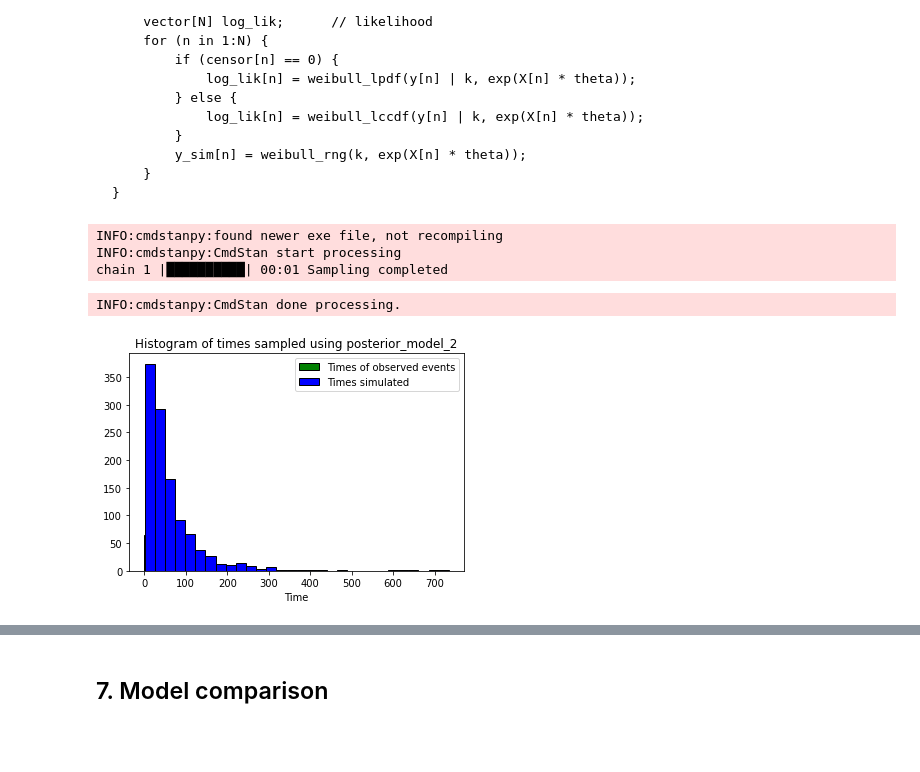
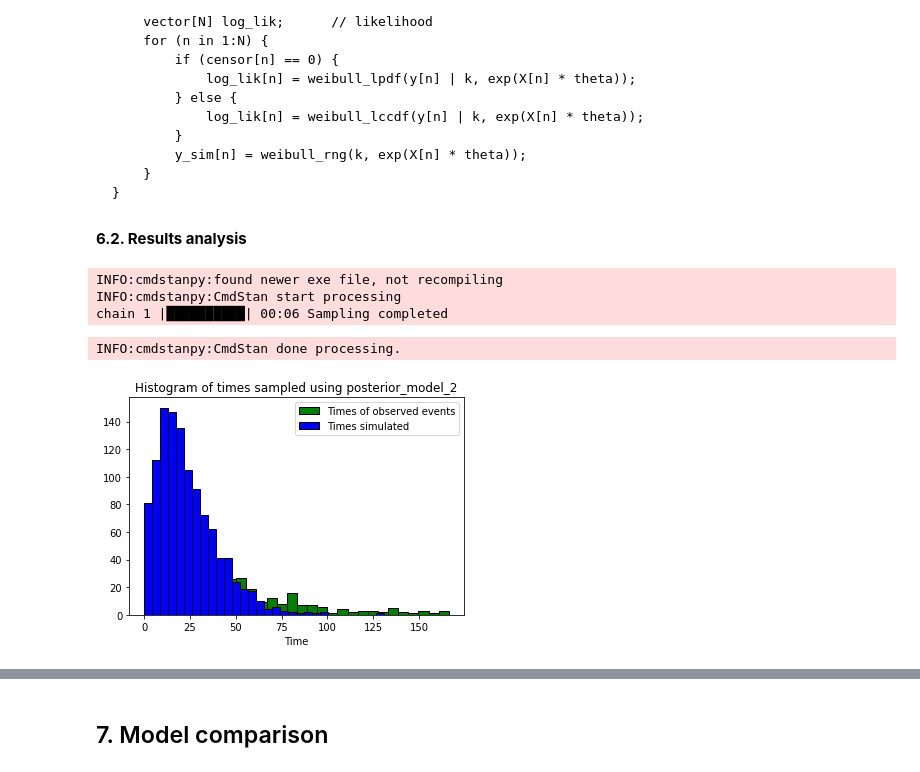
Before and after one commit to rafalmaciasz/employee-turnover, a Jupyter notebook: project.ipynb, the cells around one changed output, grey strips where cells are left out. Drawn from its saved outputs; the diff is of its cells as text; code cells hidden in the pictures; blank space fills up the shorter version.

````diff
--- a/project.ipynb
+++ b/project.ipynb
@@ -314,27 +314,27 @@ def do_sampling(
     data: dict,
     target: np.ndarray,
     censor: np.ndarray,
-    iter_sampling: int
+    do_plot: bool,
+    **kwargs
 ) -> CmdStanModel:
 
     stan_model = CmdStanModel(stan_file=model_path)
     samples = stan_model.sample(
         data=data,
-        fixed_param=True,
-        iter_sampling=iter_sampling,
-        iter_warmup=1,
-        chains=1
+        **kwargs
     )
+
     times_sim = samples.stan_variable("y_sim")
 
-    plt.hist(target[censor == 0], bins=30, color="green", edgecolor='black')
-    plt.hist(times_sim[-1], bins=30, color="blue", edgecolor='black')
-    plt.title(f'Histogram of times sampled using {model_path.split("/")[-1].split(".")[0]}')
-    plt.xlabel('Time')
-    plt.legend(["Times of observed events", "Times simulated"])
-    plt.show()
+    if do_plot:
+        plt.hist(target[censor == 0], bins=30, color="green", edgecolor='black')
+        plt.hist(times_sim[-1], bins=30, color="blue", edgecolor='black')
+        plt.title(f'Histogram of times sampled using {model_path.split("/")[-1].split(".")[0]}')
+        plt.xlabel('Time')
+        plt.legend(["Times of observed events", "Times simulated"])
+        plt.show()
 
-    return samples
+    return stan_model, samples
 # %%
 target_array, censor_array = df["stag"].values, np.array(1 - df["event"].values)
 
@@ -609,30 +586,31 @@ generated quantities {
     }
 }
 ```
+# %% [markdown]
+**6.2. Results analysis**
 # %%
-posterior_model_2 = do_sampling(
+posterior_model_2, posterior_samples_2 = do_sampling(
     model_path="stan/posterior_model_2.stan",
     data={
         "N": normalized_features_matrix.shape[0],
         "M": normalized_features_matrix.shape[1],
         "X": normalized_features_matrix,
         "y": target_array,
         "censor": censor_array,
 
-        "mu_k": 2.5,
+        "mu_k": 0.8,
         "sigma_k": 0.01,
-        # "mu_lambda": 20,
-        # "sigma_lambda": 0.01,
-        "mu_theta": 1.5,
+        "mu_theta": 0.1,
         "sigma_theta": 0.01
     },
     target=target_array,
     censor=censor_array,
-    iter_sampling=1000
+    do_plot=True,
+    chains=1
 )
 # %% [output]
 INFO:cmdstanpy:found newer exe file, not recompiling
 INFO:cmdstanpy:CmdStan start processing
-chain 1 |██████████| 00:01 Sampling completed
+chain 1 |██████████| 00:06 Sampling completed
 INFO:cmdstanpy:CmdStan done processing.
-[figure, old version]
+[figure, new version]
````
Also changed, not shown: parts of 35 cells of this notebook.
